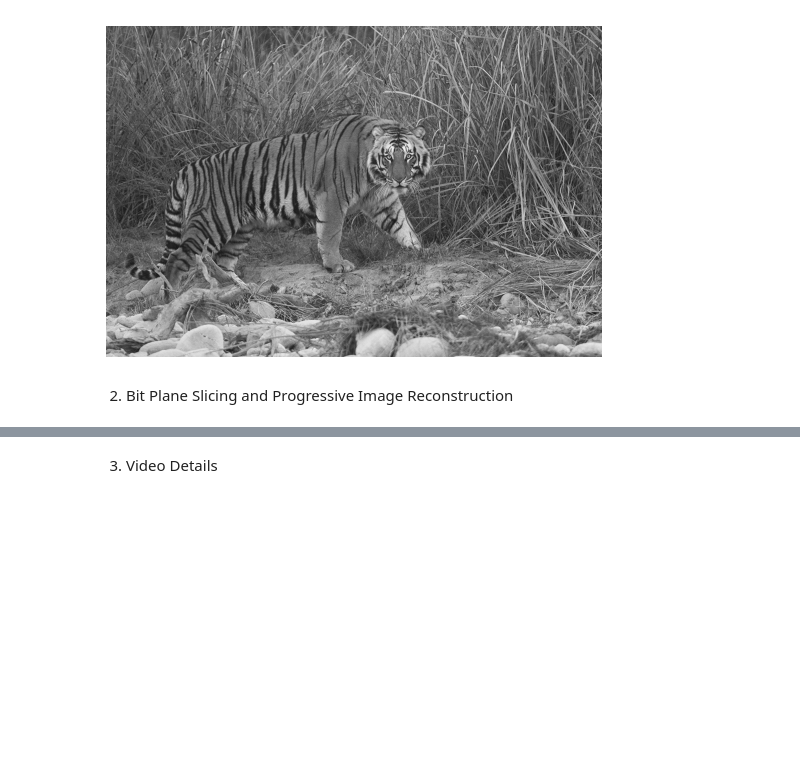
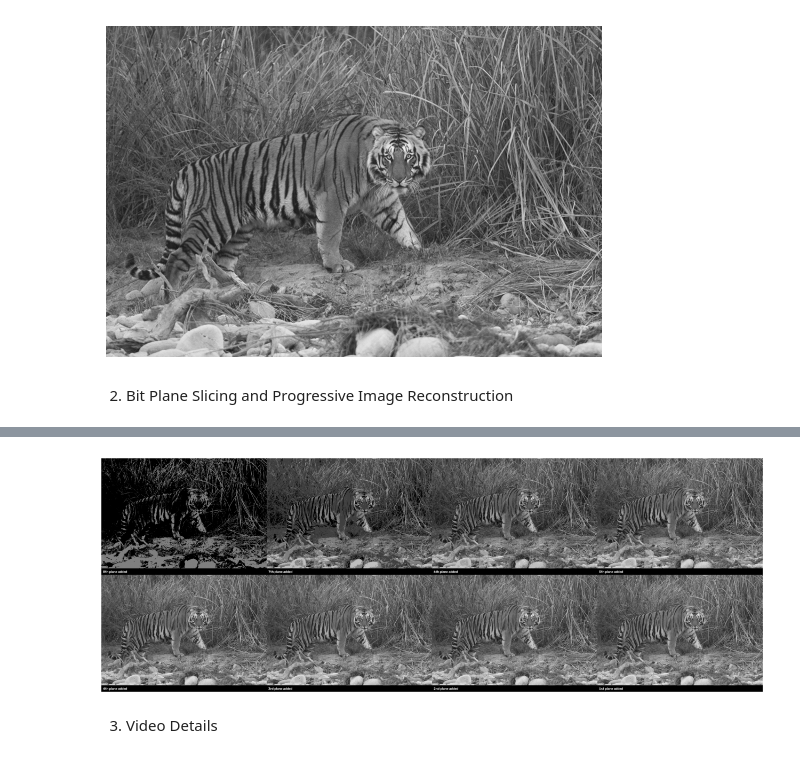
Before and after one commit to ParvJain108/EE604_Image_Processing, a Jupyter notebook: EE604_HW1.ipynb, the cells around one changed output, grey strips where cells are left out. Drawn from its saved outputs; the diff is of its cells as text; code cells hidden in the pictures; blank space fills up the shorter version.

```diff
--- a/EE604_HW1.ipynb
+++ b/EE604_HW1.ipynb
@@ -106,3 +82,30 @@ for i in range(7, -1, -1):
+# %%
+#Images Display after each step
+ordinals = ['8th', '7th', '6th', '5th', '4th', '3rd', '2nd', '1st']
+
+titled_imgs = []
+for n in range(1, 9):
+    frame = cv2.imread(f'stage_{n}_raw.png', cv2.IMREAD_GRAYSCALE)
+
+    frame_with_title = cv2.copyMakeBorder(frame, 0, 40, 0, 0, cv2.BORDER_CONSTANT, value=0)
+
+    title_text = f"{ordinals[n-1]} plane added"
+    cv2.putText(frame_with_title, title_text, (10, frame.shape[0] + 28),
+                cv2.FONT_HERSHEY_SIMPLEX, 0.7, (255, 255, 255), 2)
+
+    titled_imgs.append(frame_with_title)
+
+row1 = np.hstack(titled_imgs[0:4])
+row2 = np.hstack(titled_imgs[4:8])
+grid = np.vstack([row1, row2])
+
+plt.figure(figsize=(16, 9))
+plt.imshow(grid, cmap='gray')
+plt.axis('off')
+plt.savefig('all_stages_grid.png', dpi=150, bbox_inches='tight')
+plt.show()
+# %% [output]
+[figure, added]
 # %% [markdown]
 3. Video Details
 # %%
```
Also changed, not shown: parts of 4 cells of this notebook.
